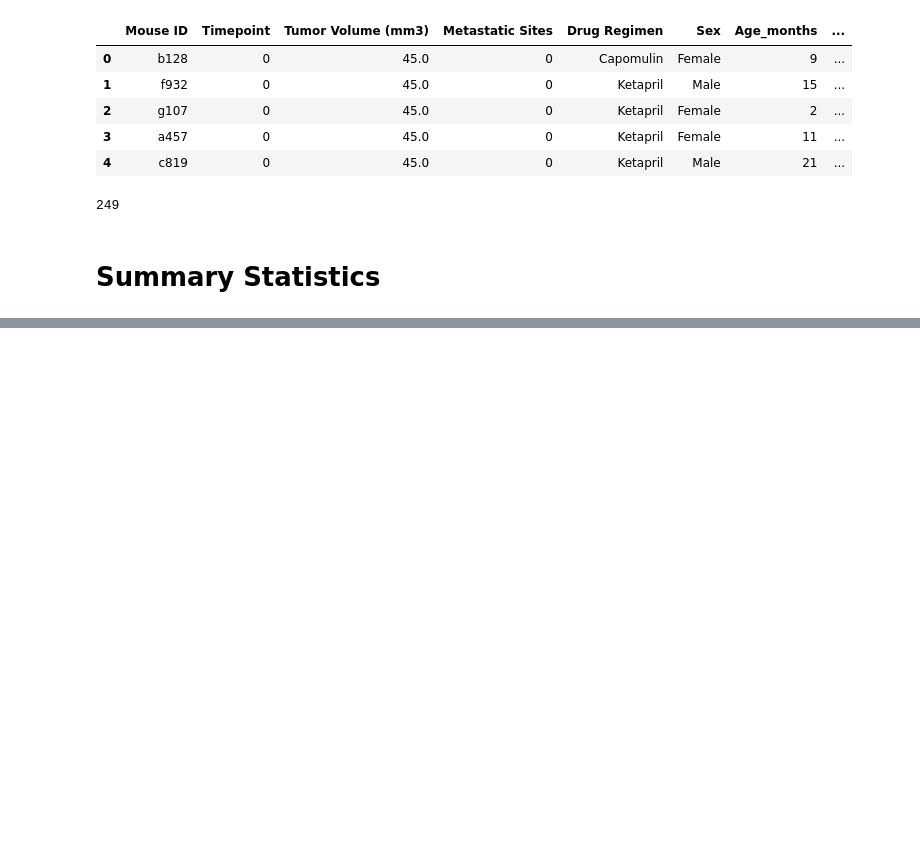
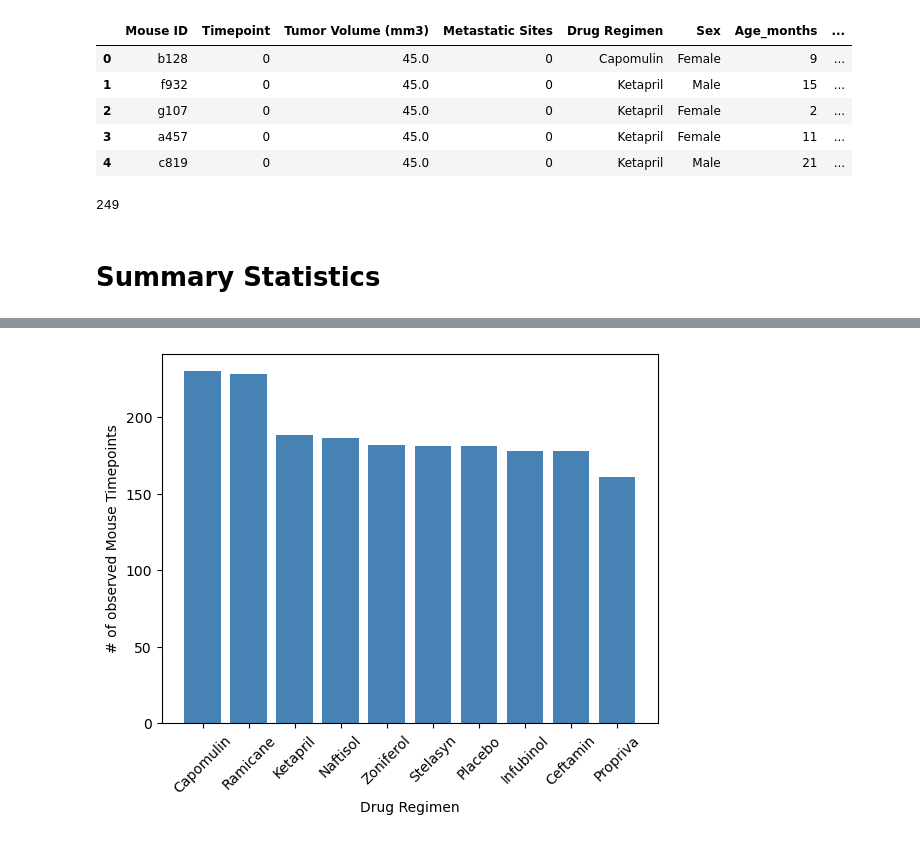
Before and after one commit to AMRITKAUR89/MatPlotLib-Challenge, a Jupyter notebook: Pymaceuticals/Matplotlib.ipynb, the cells around one changed output, grey strips where cells are left out. Drawn from its saved outputs; the diff is of its cells as text; code cells hidden in the pictures; blank space fills up the shorter version.

```diff
--- a/Pymaceuticals/Matplotlib.ipynb
+++ b/Pymaceuticals/Matplotlib.ipynb
@@ -96,0 +149,17 @@ grouped_data.describe()
+# %%
+# Generate a bar plot showing the total number of rows (Mouse ID/Timepoints) for each drug regimen using pyplot.
+counts = Mice_dup['Drug Regimen'].value_counts()
+
+plt.bar(counts.index, counts.values, color='steelblue')
+
+plt.xlabel('Drug Regimen')
+plt.ylabel('# of observed Mouse Timepoints')
+
+
+# Rotate the x-axis labels for better readability if there are many categories
+plt.xticks(rotation=45)
+
+# Display the plot
+plt.show()
+# %% [output]
+[figure, added]
```
Also changed, not shown: parts of 7 cells of this notebook.
